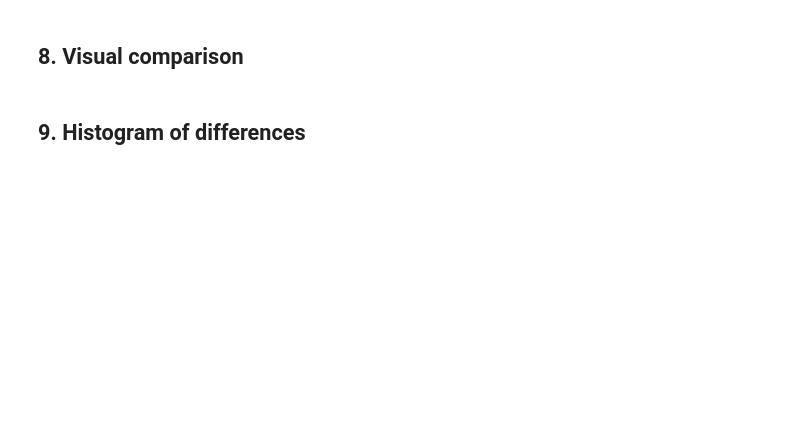
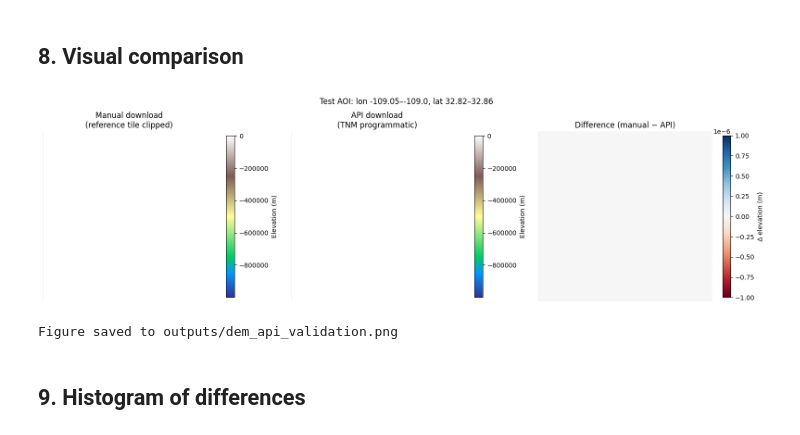
Before and after one commit to nkalauni/berm-detection, a Jupyter notebook: notebooks/01_dem_api_validation.ipynb, the cells around one changed output. Drawn from its saved outputs; the diff is of its cells as text; code cells hidden in the pictures; blank space fills up the shorter version.

```diff
--- a/notebooks/01_dem_api_validation.ipynb
+++ b/notebooks/01_dem_api_validation.ipynb
@@ -178,33 +221,38 @@ diff_img[valid] = diff
 fig, axes = plt.subplots(1, 3, figsize=(16, 5))
 
 # manual DEM
 im0 = axes[0].imshow(manual_arr, cmap="terrain")
 axes[0].set_title("Manual download\n(reference tile clipped)")
 plt.colorbar(im0, ax=axes[0], label="Elevation (m)", shrink=0.8)
 
 # API DEM
 im1 = axes[1].imshow(api_aligned, cmap="terrain")
 axes[1].set_title("API download\n(TNM programmatic)")
 plt.colorbar(im1, ax=axes[1], label="Elevation (m)", shrink=0.8)
 
 # difference
 absmax = np.nanmax(np.abs(diff_img)) if np.any(np.isfinite(diff_img)) else 1
+# if diff_img is all zeros or all nans, set absmax to 1 to avoid division by zero in normalization
+absmax = max(absmax, 1e-6)  # ensure absmax is not too small to avoid color scale issues
 norm = mcolors.TwoSlopeNorm(vmin=-absmax, vcenter=0, vmax=absmax)
 im2 = axes[2].imshow(diff_img, cmap="RdBu", norm=norm)
 axes[2].set_title("Difference (manual − API)")
 plt.colorbar(im2, ax=axes[2], label="Δ elevation (m)", shrink=0.8)
 
 for ax in axes:
     ax.axis("off")
 
 plt.suptitle(
     f"Test AOI: lon {TEST_BBOX[0]}–{TEST_BBOX[2]}, lat {TEST_BBOX[1]}–{TEST_BBOX[3]}",
     fontsize=12,
 )
 plt.tight_layout()
 plt.savefig("../outputs/dem_api_validation.png", dpi=150, bbox_inches="tight")
 plt.show()
 print("Figure saved to outputs/dem_api_validation.png")
+# %% [output]
+[figure, added]
+Figure saved to outputs/dem_api_validation.png
 # %% [markdown]
 ## 9. Histogram of differences
 # %%
```
Also changed, not shown: parts of 13 cells of this notebook, 1 other file.
